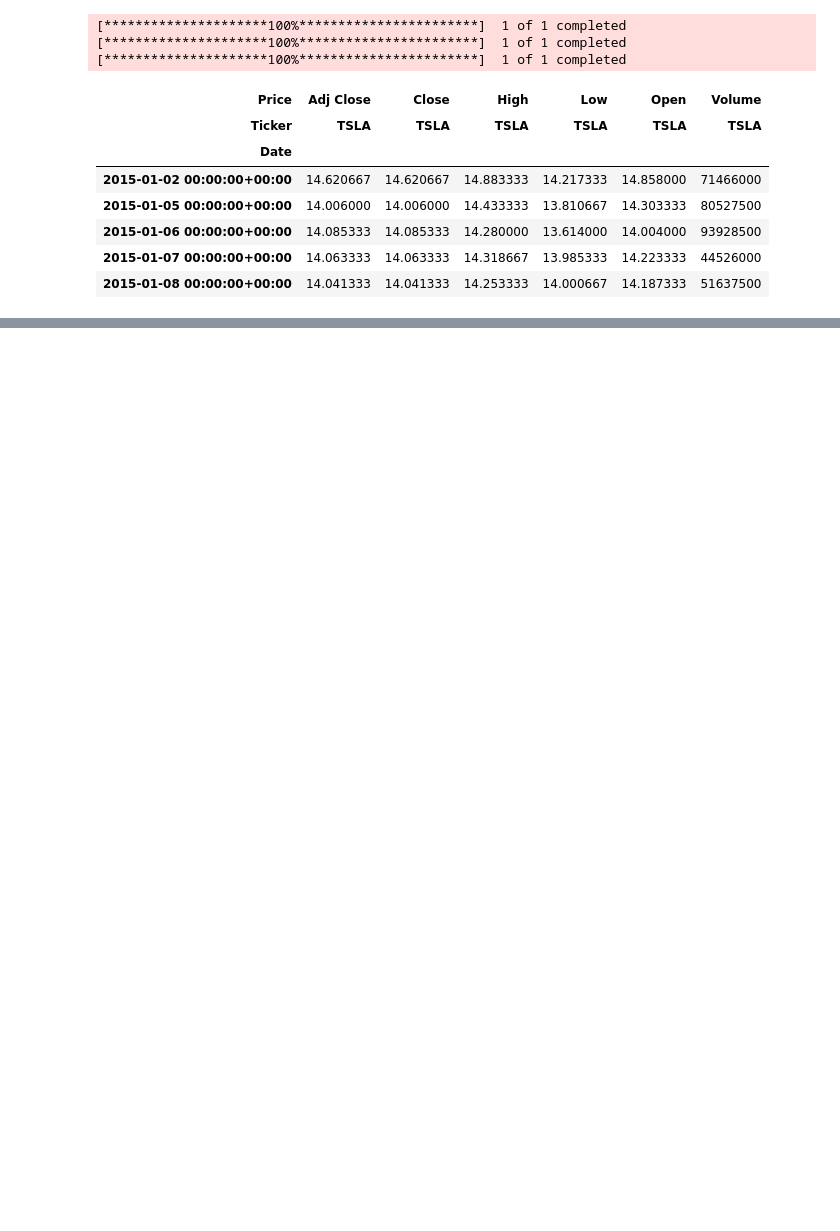
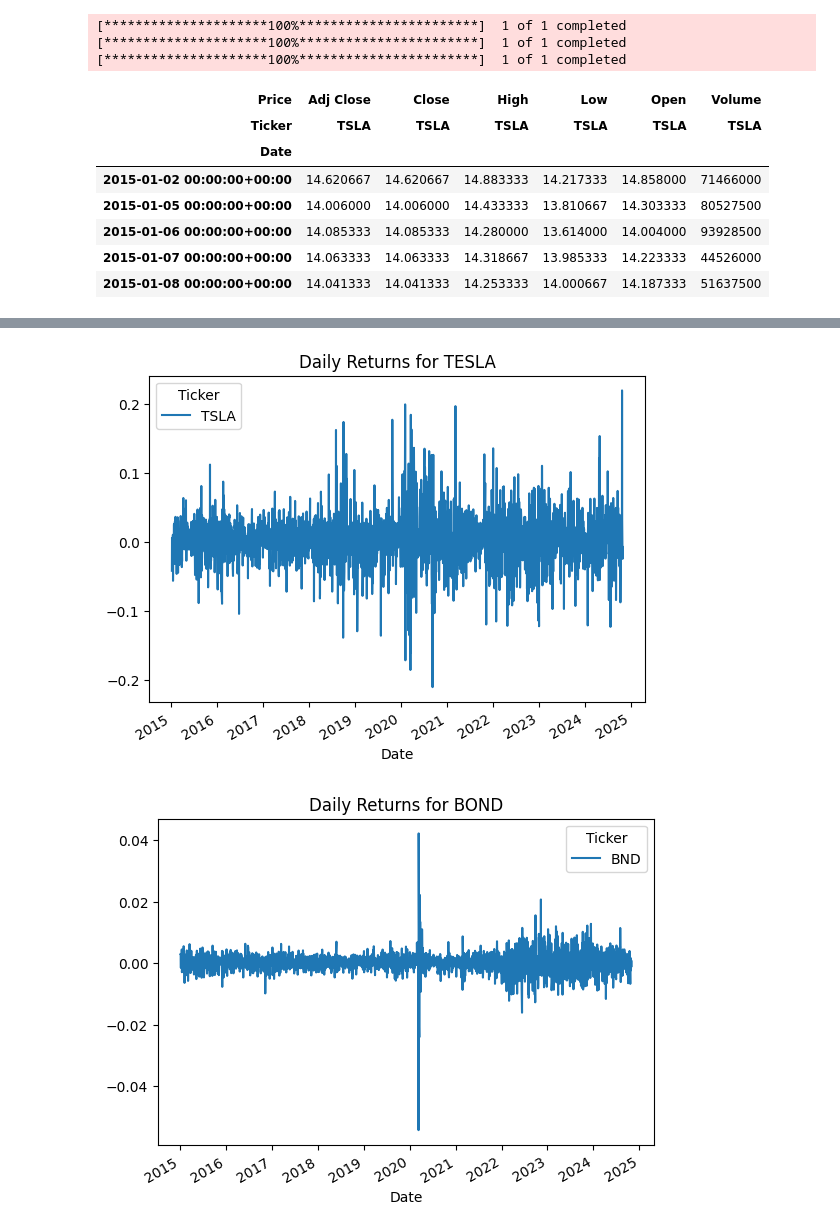
Before and after one commit to amannnnnyyyy/Finance-Forecast-Portfolio-Optimizer, a Jupyter notebook: notebooks/portfoliomgt.ipynb, the cells around one changed output, grey strips where cells are left out. Saved outputs shown, nothing was run; the diff lists cells and outputs as text; code cells hidden in the pictures; blank space fills up the shorter version.

```diff
--- a/notebooks/portfoliomgt.ipynb
+++ b/notebooks/portfoliomgt.ipynb
@@ -63,11 +40,0 @@ dtype: int64
-# %%
-data.plot(title="Adjusted Close Prices")
-plt.show()
-
-returns = data.pct_change().dropna()
-returns.plot(title="Daily Returns")
-plt.show()
-
-decomposition = seasonal_decompose(data['TSLA'], model='additive', period=252)  # Assuming 252 trading days in a year
-decomposition.plot()
-plt.show()
@@ -77,0 +92,9 @@ plt.show()
+# %%
+# Plot Daily Returns for all assets
+for asset, data in all_data.items():
+    returns = data['Adj Close'].pct_change().dropna()
+    returns.plot(title=f"Daily Returns for {asset.upper()}")
+    plt.show()
+# %% [output]
+[figure, added]
+[figure, added]
```
Also changed, not shown: parts of 26 cells of this notebook.
